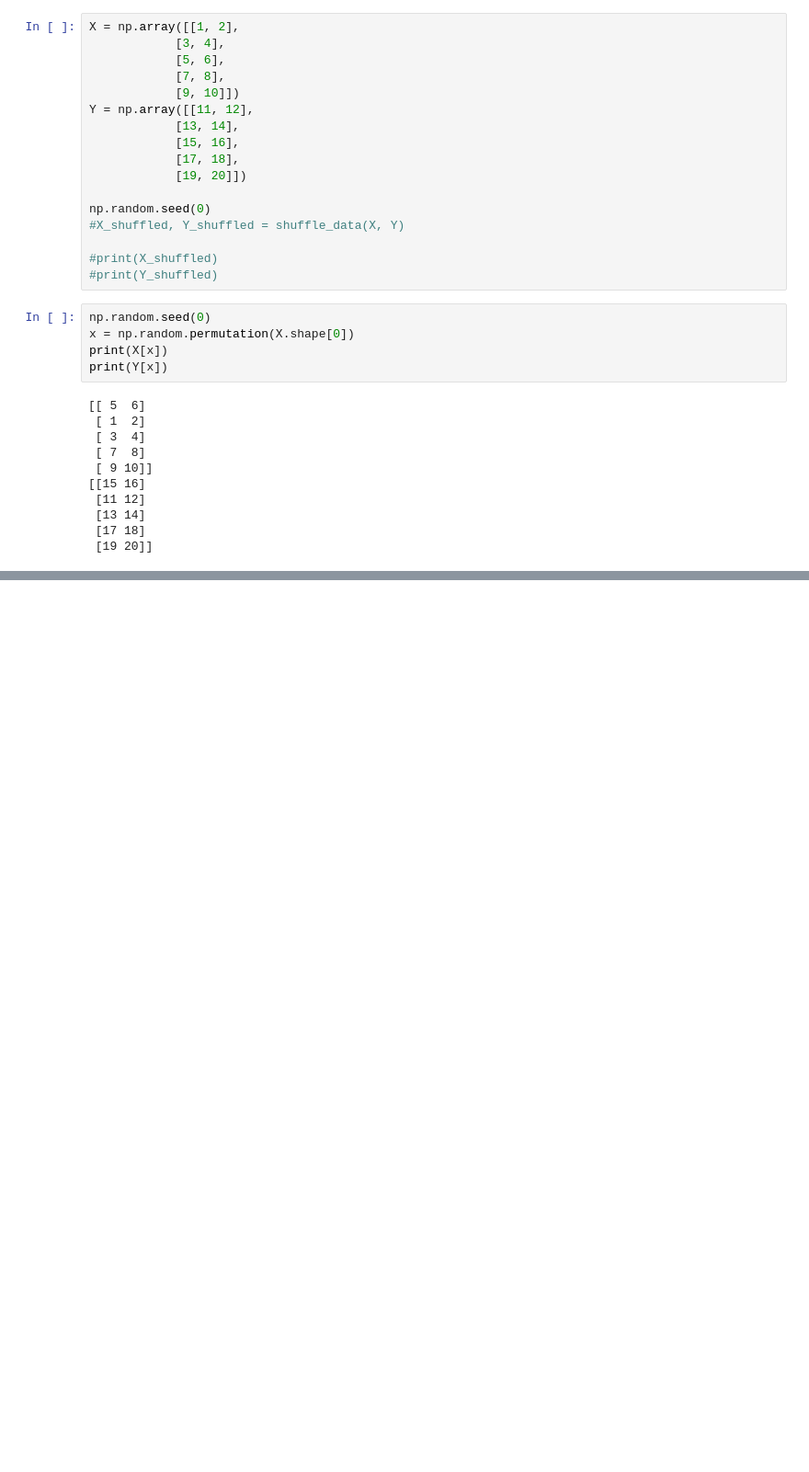
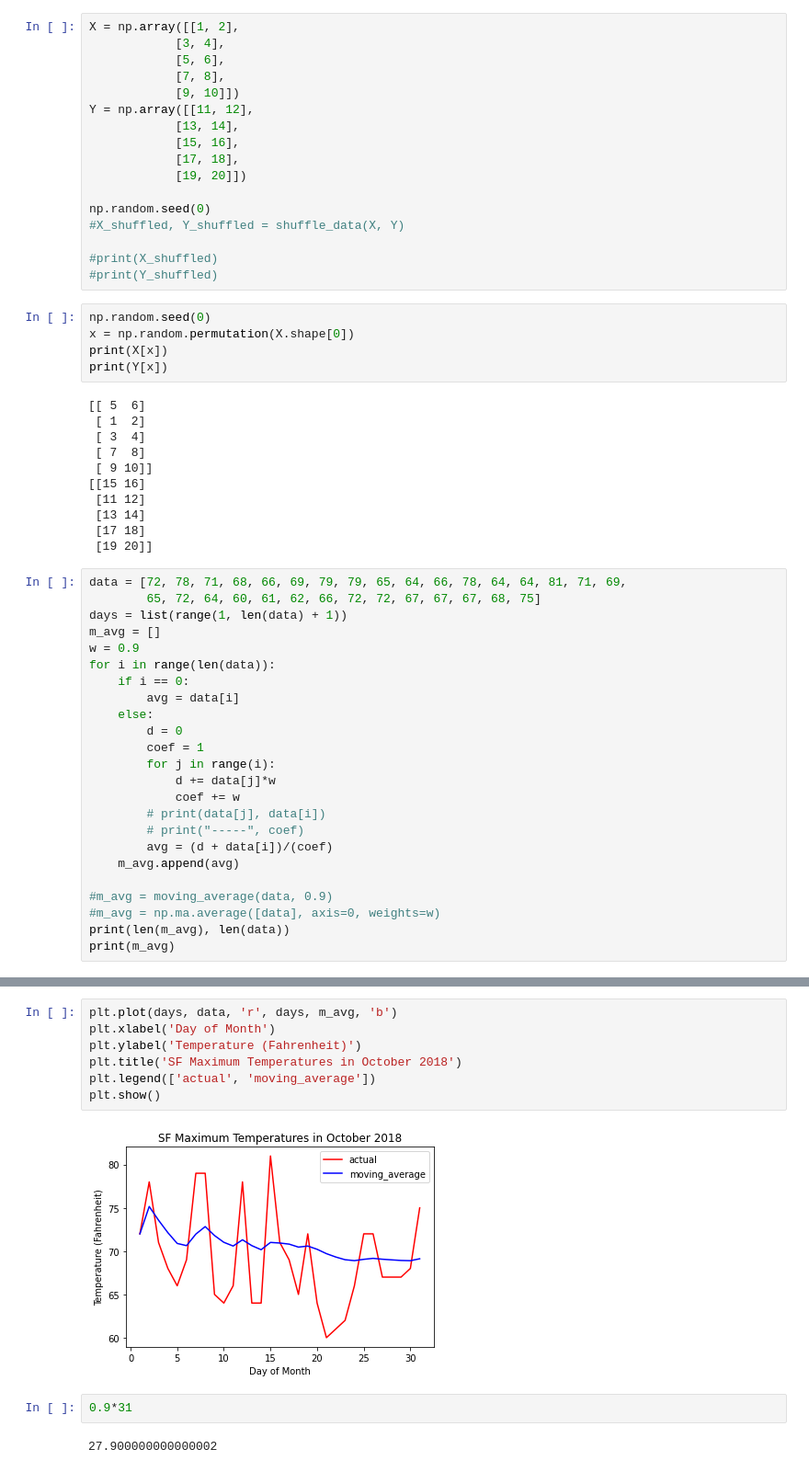
Before and after one commit to ggirlk/holbertonschool-machine_learning, a Jupyter notebook: supervised_learning/0x03-optimization/draft.ipynb, the cells around one changed output, grey strips where cells are left out. Shown: that part at 92% size. Saved outputs shown, nothing was run; the diff lists cells and outputs as text; blank space fills up the shorter version.

```diff
--- a/supervised_learning/0x03-optimization/draft.ipynb
+++ b/supervised_learning/0x03-optimization/draft.ipynb
@@ -108,3 +109,27 @@ print(Y[x])
  [13 14]
  [17 18]
  [19 20]]
+# %%
+data = [72, 78, 71, 68, 66, 69, 79, 79, 65, 64, 66, 78, 64, 64, 81, 71, 69,
+        65, 72, 64, 60, 61, 62, 66, 72, 72, 67, 67, 67, 68, 75]
+days = list(range(1, len(data) + 1))
+m_avg = []
+w = 0.9
+for i in range(len(data)):
+    if i == 0:
+        avg = data[i]
+    else:
+        d = 0
+        coef = 1
+        for j in range(i):
+            d += data[j]*w
+            coef += w
+        # print(data[j], data[i])
+        # print("-----", coef)
+        avg = (d + data[i])/(coef)
+    m_avg.append(avg)
+
+#m_avg = moving_average(data, 0.9)
+#m_avg = np.ma.average([data], axis=0, weights=w)
+print(len(m_avg), len(data))
+print(m_avg)
@@ -110,0 +144,13 @@ print(Y[x])
+# %%
+plt.plot(days, data, 'r', days, m_avg, 'b')
+plt.xlabel('Day of Month')
+plt.ylabel('Temperature (Fahrenheit)')
+plt.title('SF Maximum Temperatures in October 2018')
+plt.legend(['actual', 'moving_average'])
+plt.show()
+# %% [output]
+[figure, added]
+# %%
+0.9*31
+# %% [output]
+27.900000000000002
```
Also changed, not shown: parts of 3 cells of this notebook, 1 other file.
